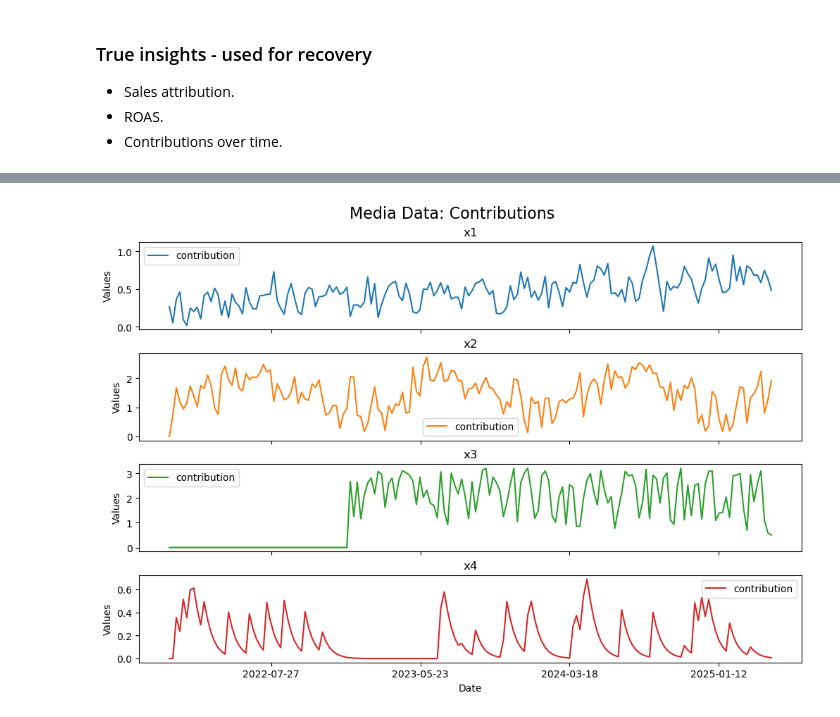
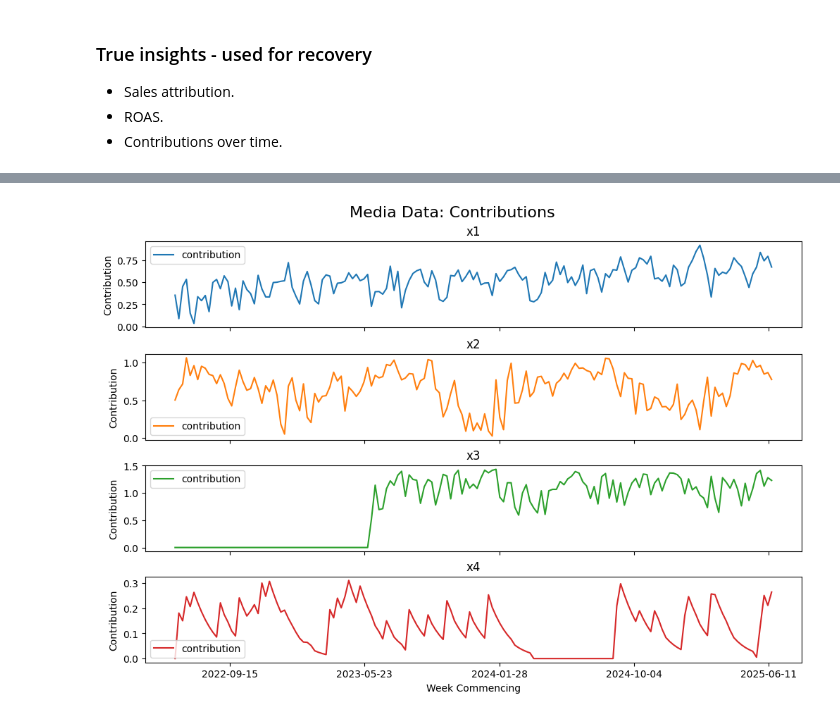
Before and after one commit to pymc-labs/mmm-param-recovery, a Jupyter notebook: data.ipynb, the cells around one changed output, grey strips where cells are left out. Saved outputs shown, nothing was run; the diff lists cells and outputs as text; code cells hidden in the pictures.

```diff
--- a/data.ipynb
+++ b/data.ipynb
@@ -46,8 +36,8 @@ rng = np.random.default_rng(42)
 
 ### 1. Date Range ###
 # Define the start and end dates
-start_date = "2022-01-03"
-end_date = datetime.today().strftime("%Y-%m-%d")
+start_date = "2022-06-06"
+end_date = "2025-06-16"
 
 # Generate a DataFrame with weekly dates
 df = pd.DataFrame(
@@ -87,7 +77,7 @@ df["x4"] = x4
 # Scaling
 scaler = MinMaxScaler()
 
-# Selecting specific columns to scale
+# Selecting columns to scale
 columns_to_scale = ['x1', 'x2', 'x3', 'x4']
 
 # Applying MinMaxScaler to selected columns
@@ -267,14 +256,14 @@ plt.show()
 # %% [markdown]
 ## 4. Target Variable
 # %%
-df["intercept"] = 2.0
+df["intercept"] = 2.5
 df["epsilon"] = rng.normal(loc=0.0, scale=0.25, size=n)
 
-amplitude = 1
+amplitude = 1.0
 
 beta_x1 = 1.5
-beta_x2 = 3.0
-beta_x3 = 4.0
+beta_x2 = 2.0
+beta_x3 = 2.5
 beta_x4 = 1.0
 channel_betas = [beta_x1, beta_x2, beta_x3, beta_x4]
 
@@ -396,18 +328,18 @@ ax.set(title="ROAS (Approximation)", xlabel="Media Channel", ylabel="ROAS");
 # %%
-# Creating the DataFrame
+# Creating the output DataFrame
 contributions_over_time_df = pd.DataFrame({
     "date_week": df["date_week"],
     "intercept": df["intercept"],
-    "x1_contribution": beta_x1 * df["x1_adstock_saturated"],
-    "x2_contribution": beta_x2 * df["x2_adstock_saturated"],
-    "x3_contribution": beta_x3 * df["x3_adstock_saturated"],
-    "x4_contribution": beta_x4 * df["x4_adstock_saturated"],
-    "c1_contribution": beta_c1 * df["c1"],
-    "c2_contribution": beta_c2 * df["c2"],
-    "c3_contribution": beta_c3 * df["c3"],
+    "x1": beta_x1 * df["x1_adstock_saturated"],
+    "x2": beta_x2 * df["x2_adstock_saturated"],
+    "x3": beta_x3 * df["x3_adstock_saturated"],
+    "x4": beta_x4 * df["x4_adstock_saturated"],
+    "c1": beta_c1 * df["c1"],
+    "c2": beta_c2 * df["c2"],
+    "c3": beta_c3 * df["c3"],
     "trend": df["trend"],
     "seasonality": df["seasonality"]
 })
 
 # Display the DataFrame
-contributions_over_time_df.to_csv("true_contribution_data_over_time.csv", index = False)
+contributions_over_time_df.to_csv("true_output_data.csv", index = False)
@@ -414,27 +416,27 @@ contributions_over_time_df.to_csv("true_contribution_data_over_time.csv", index
 # %%
 fig, ax = plt.subplots(
     nrows=4, ncols=1, figsize=(10, 7), sharex=True, layout="constrained"
 )
 
-sns.lineplot(x="date_week", y="x1_contribution", data=contributions_over_time_df, color="C0", ax=ax[0], label="contribution")
+sns.lineplot(x="date_week", y="x1", data=contributions_over_time_df, color="C0", ax=ax[0], label="contribution")
 ax[0].set(title="x1")
 
-sns.lineplot(x="date_week", y="x2_contribution", data=contributions_over_time_df, color="C1", ax=ax[1], label="contribution")
+sns.lineplot(x="date_week", y="x2", data=contributions_over_time_df, color="C1", ax=ax[1], label="contribution")
 ax[1].set(title="x2")
 
-sns.lineplot(x="date_week", y="x3_contribution", data=contributions_over_time_df, color="C2", ax=ax[2], label="contribution")
+sns.lineplot(x="date_week", y="x3", data=contributions_over_time_df, color="C2", ax=ax[2], label="contribution")
 ax[2].set(title="x3")
 
-sns.lineplot(x="date_week", y="x4_contribution", data=contributions_over_time_df, color="C3", ax=ax[3], label="contribution")
+sns.lineplot(x="date_week", y="x4", data=contributions_over_time_df, color="C3", ax=ax[3], label="contribution")
 ax[3].set(title="x4")
 
 
 for a in ax.flat:
-    a.set(xlabel="Date", ylabel="Values")
+    a.set(xlabel="Week Commencing", ylabel="Contribution")
     a.legend()
     a.xaxis.set_major_locator(plt.MaxNLocator(5))  # Spread out the dates more
 
 fig.suptitle("Media Data: Contributions", fontsize=16)
 plt.show()
 # %% [output]
-[figure, old version]
+[figure, new version]
```
Also changed, not shown: parts of 16 cells of this notebook, 2 other files.
